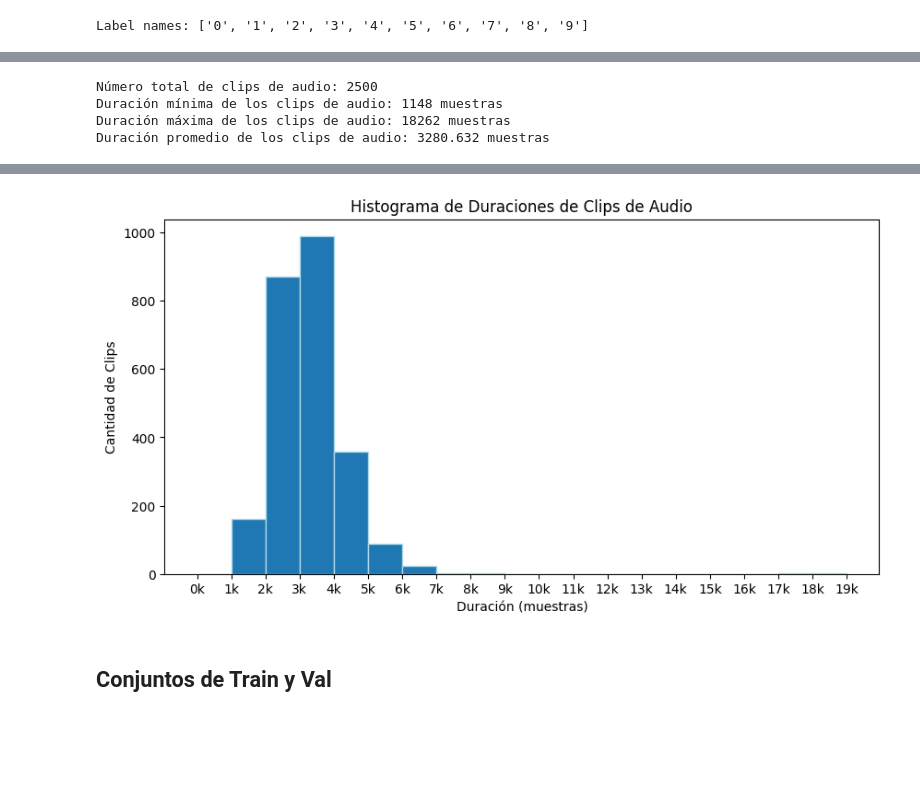
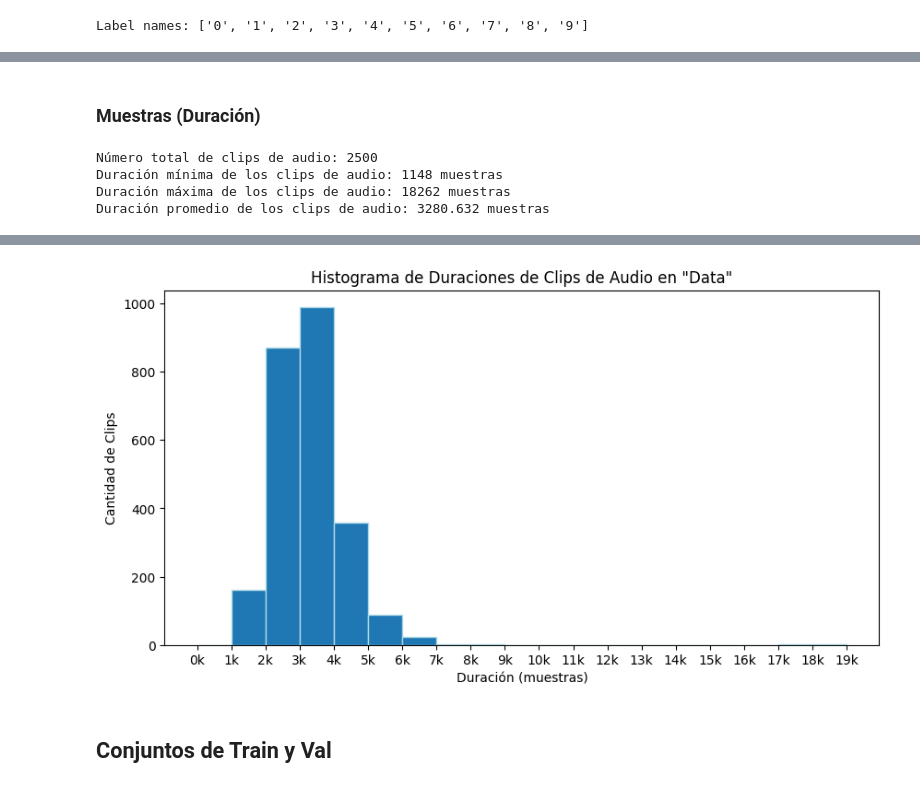
Before and after one commit to MiguelMussi/AAII_TP2, a Jupyter notebook: Problema_1.ipynb, the cells around one changed output, grey strips where cells are left out. Cells and saved outputs as stored; diff of their text form; code cells hidden in the pictures; blank space fills up the shorter version.

```diff
--- a/Problema_1.ipynb
+++ b/Problema_1.ipynb
@@ -97,3 +133,5 @@ Label names: ['0', '1', '2', '3', '4', '5', '6', '7', '8', '9']
+# %% [markdown]
+### Muestras (Duración)
 # %%
 # Obtener la duración de cada clip de audio
 def get_audio_duration(audio):
@@ -142,21 +180,21 @@ durations_boxplot(durations, 10, 3)
 # %% [output]
 [interactive output not drawn]
 # %%
-def durations_histogram(ds, w=10, h=5):
+def durations_histogram(ds, ds_title, w=10, h=5):
     # Definir los bins del histograma (de 1000 en 1000 muestras)
     bins = np.arange(0, np.max(ds) + 1000, 1000)
 
     plt.figure(figsize=(w, h))
     plt.hist(ds, bins=bins, edgecolor='lightblue')
     plt.xticks(np.arange(0, np.max(ds) + 1000, 1000), [f'{val//1000}k' for val in np.arange(0, np.max(ds) + 1000, 1000)])
-    plt.title('Histograma de Duraciones de Clips de Audio')
+    plt.title(f'Histograma de Duraciones de Clips de Audio en "{ds_title}"')
     plt.xlabel('Duración (muestras)')
     plt.ylabel('Cantidad de Clips')
     return plt.show()
 # %%
-durations_histogram(durations, 10, 5)
+durations_histogram(durations, "Data", 10, 5)
 # %% [output]
-[figure, old version]
+[figure, new version]
 # %% [markdown]
 ## Conjuntos de Train y Val
 # %%
```
Also changed, not shown: parts of 46 cells of this notebook.
